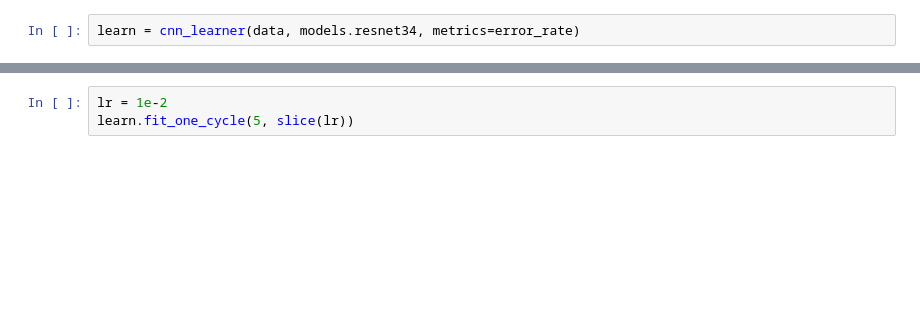
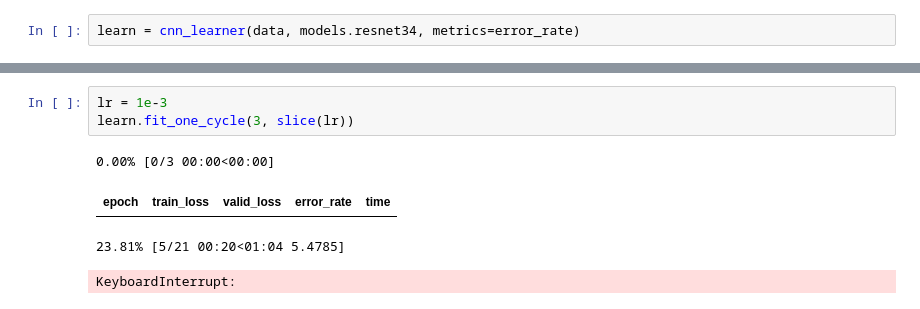
Before and after one commit to cid2rrrr/0220dbtest, a Jupyter notebook: test.ipynb, the cells around one changed output, grey strips where cells are left out. Saved outputs shown, nothing was run; the diff lists cells and outputs as text; blank space fills up the shorter version.

```diff
--- a/test.ipynb
+++ b/test.ipynb
@@ -340,3 +203,8 @@ AttributeError: 'Sequential' object has no attribute 'plot'
 # %%
-lr = 1e-2
-learn.fit_one_cycle(5, slice(lr))
+lr = 1e-3
+learn.fit_one_cycle(3, slice(lr))
+# %% [output]
+0.00% [0/3 00:00<00:00]
+| epoch | train_loss | valid_loss | error_rate | time |
+23.81% [5/21 00:20<01:04 5.4785]
+KeyboardInterrupt:
```
Also changed, not shown: parts of 30 cells of this notebook.
